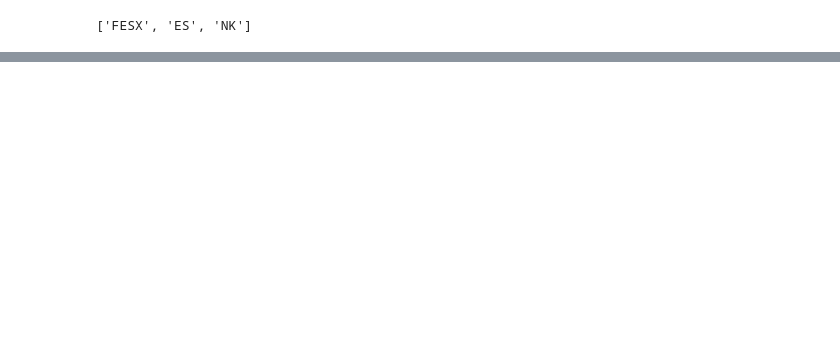
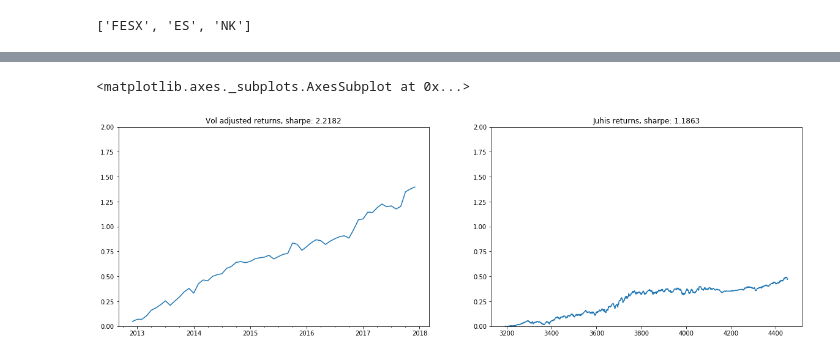
Before and after one commit to starklauri/rbm_momentum_datareader, a Jupyter notebook: notebooks/momentum_autoencoder.ipynb, the cells around one changed output, grey strips where cells are left out. Saved outputs shown, nothing was run; the diff lists cells and outputs as text; code cells hidden in the pictures; blank space fills up the shorter version.

```diff
--- a/notebooks/momentum_autoencoder.ipynb
+++ b/notebooks/momentum_autoencoder.ipynb
@@ -342,0 +355,26 @@ See the caveats in the documentation: http://pandas.pydata.org/pandas-docs/stabl
+# %%
+m = total_returns.mean() * 12
+s = total_returns.std() * np.sqrt(12)
+
+plt.figure(figsize=(20, 6))
+
+# MOTHLY AVG PLOT
+plt.subplot(1, 2, 1)
+plt.ylim([0,2])
+((total_returns + 1).cumprod() -1).plot(title=f'Vol adjusted returns, sharpe: {round(m/s, 4)}')
+
+# DAILY JUHIS
+plt.subplot(1, 2, 2)
+plt.ylim([0,2])
+juhis_df = pd.read_csv('../data/benchmark.csv', parse_dates=False)
+juhis_df = juhis_df.tail(1260)
+
+juhis_df["daily_returns"] = (juhis_df["Returns"] + 1).pct_change()
+juhis_df["Returns"] = juhis_df["Returns"] / juhis_df["Returns"].iloc[0] - 1
+
+m = juhis_df["daily_returns"].mean() * 250
+s = juhis_df["daily_returns"].std() * np.sqrt(250)
+juhis_df["Returns"].plot(title=f'Juhis returns, sharpe: {round(m/s, 4)}')
+# %% [output]
+<matplotlib.axes._subplots.AxesSubplot at 0x...>
+[figure, added]
```
Also changed, not shown: parts of 9 cells of this notebook.
